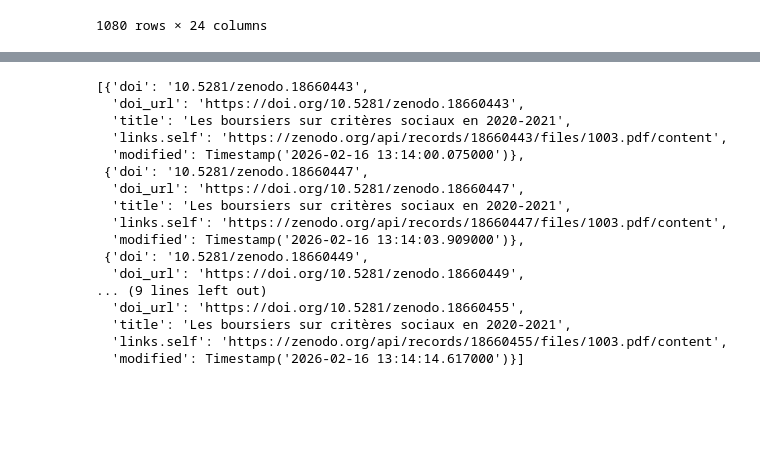
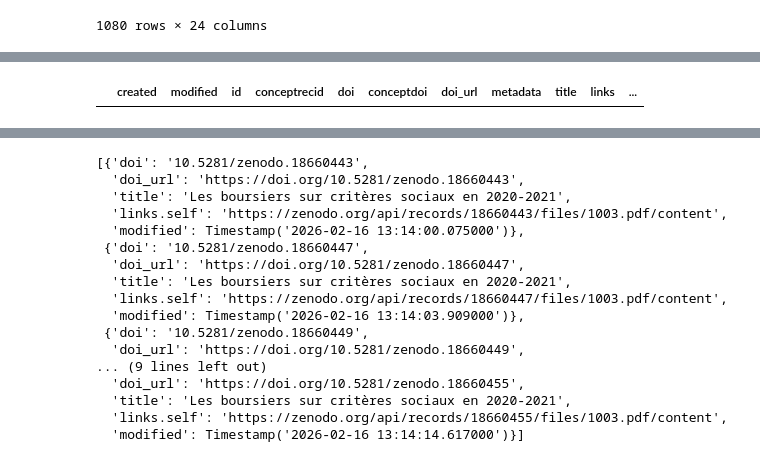
Before and after one commit to dataesr/flash-rag, a Jupyter notebook: explore.ipynb, the cells around one changed output, grey strips where cells are left out. Cells and saved outputs as stored; diff of their text form; code cells hidden in the pictures; blank space fills up the shorter version.

```diff
--- a/explore.ipynb
+++ b/explore.ipynb
@@ -143,0 +180,4 @@ df_files
+# %%
+df[df["id"] == "17530971"]
+# %% [output]
+|  | created | modified | id | conceptrecid | doi | conceptdoi | doi_url | metadata | title | links | ... |
```
Also changed, not shown: parts of 4 cells of this notebook, 8 other files.
